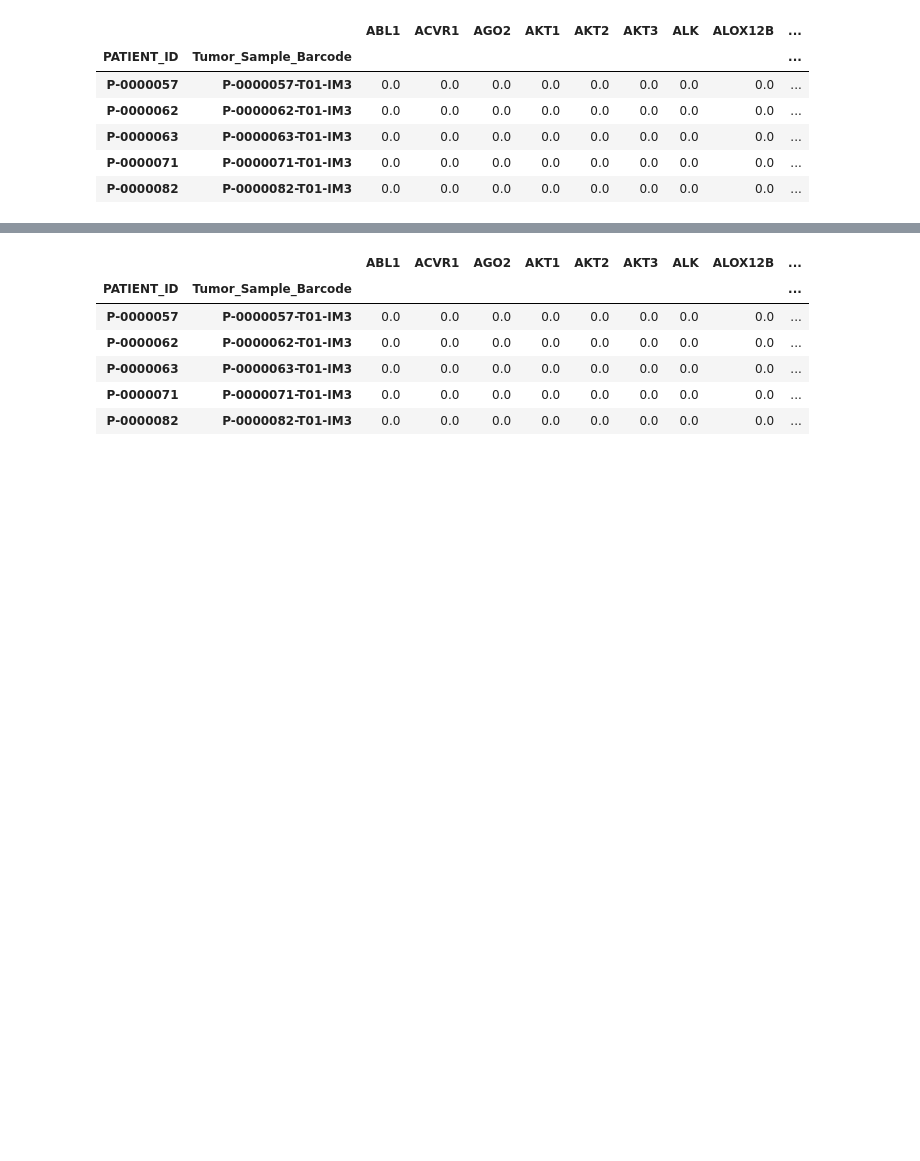
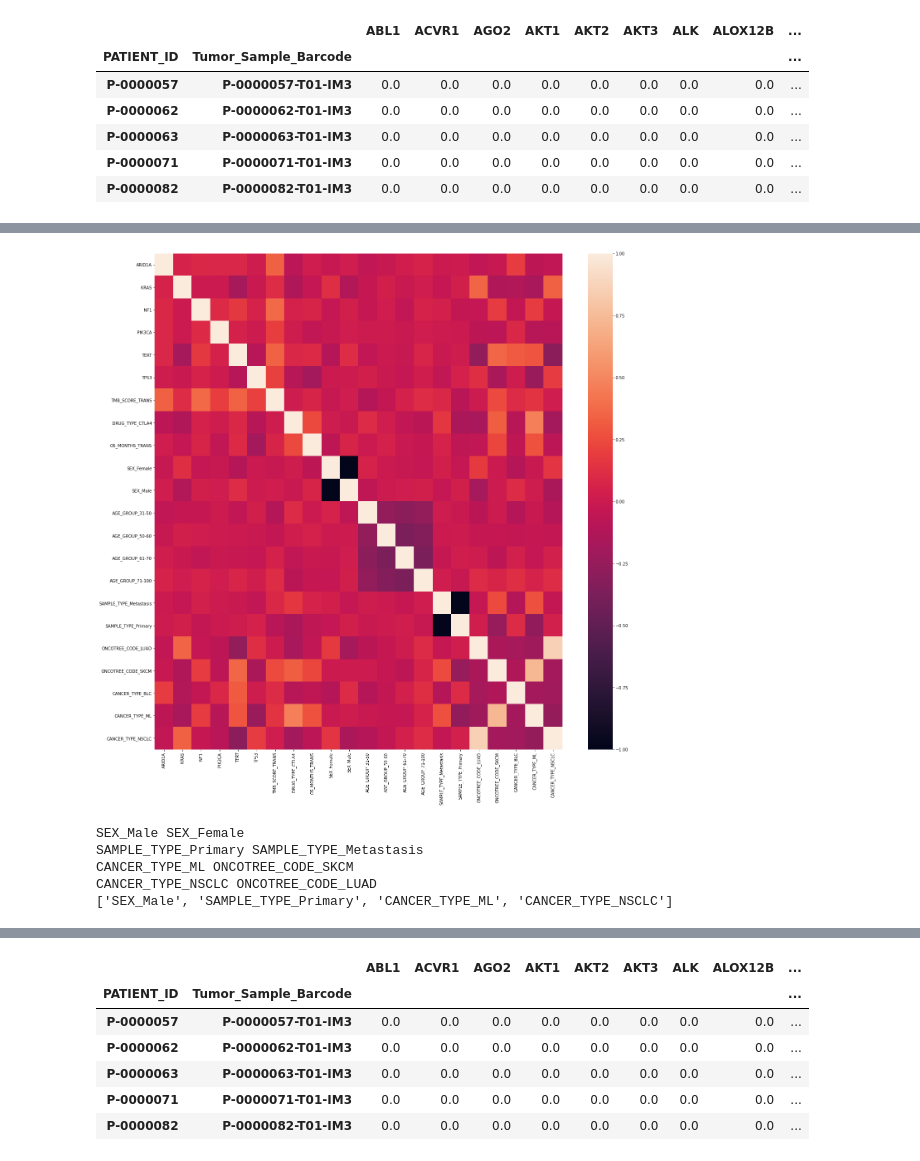
Before and after one commit to rikrixa/DataExploration, a Jupyter notebook: explore.ipynb, the cells around one changed output, grey strips where cells are left out. Saved outputs shown, nothing was run; the diff lists cells and outputs as text; code cells hidden in the pictures; blank space fills up the shorter version.

```diff
--- a/explore.ipynb
+++ b/explore.ipynb
@@ -232,0 +308,19 @@ array(['BRC', 'ESC', 'BLC', 'NSCLC', 'GL', 'HNC', 'ML', 'CC', 'RCC',
+# %%
+#drop the data below variance threshold = 0.1
+var = fs.VarianceThreshold(threshold=0.1)
+var.fit(X_copy)
+dropped_columns = [column for column in X_copy.columns
+                    if column not in X_copy.columns[var.get_support()]]
+
+#X_trans = var.transform(X)
+X_filter1=X_copy.drop(labels=dropped_columns, axis=1, inplace=False)
+
+
+
+#print(X_filter1.columns.to_list())
+print("Features selected after removing constant or almost constant features:\n")
+print(X_filter1.columns.to_list())
+
+#X.head()
+#len(dropped_columns)
+#X.head()
@@ -232,0 +332,32 @@ array(['BRC', 'ESC', 'BLC', 'NSCLC', 'GL', 'HNC', 'ML', 'CC', 'RCC',
+# %%
+#Feature selection by detecting correlation between 2 features
+#Visualisation of correlation matrix
+corr_matrix = X_filter1.corr()
+#print(corr_matrix)
+len_corr,_ = corr_matrix.shape
+#print(len_corr)
+fig=plt.figure(figsize=(len_corr,len_corr))
+sns.heatmap(corr_matrix)
+fig.savefig("heatmap.jpg")
+# %% [output]
+[figure, added]
+# %%
+#Feature selection by detecting correlation between 2 features
+corr_features=[]
+for i in range(len(corr_matrix.columns)):
+    for j in range(i):
+        if abs(corr_matrix.iloc[i, j]) > 0.5:
+            print(corr_matrix.columns[i],corr_matrix.columns[j])
+            colname = corr_matrix.columns[i]
+            corr_features.append(colname)
+
+print(corr_features)
+
+X_filter=X_filter1.drop(labels=corr_features, axis=1, inplace=False)
+X_filter=X_filter1.drop(labels=corr_features, axis=1, inplace=False)
+# %% [output]
+SEX_Male SEX_Female
+SAMPLE_TYPE_Primary SAMPLE_TYPE_Metastasis
+CANCER_TYPE_ML ONCOTREE_CODE_SKCM
+CANCER_TYPE_NSCLC ONCOTREE_CODE_LUAD
+['SEX_Male', 'SAMPLE_TYPE_Primary', 'CANCER_TYPE_ML', 'CANCER_TYPE_NSCLC']
```
Also changed, not shown: parts of 29 cells of this notebook.
